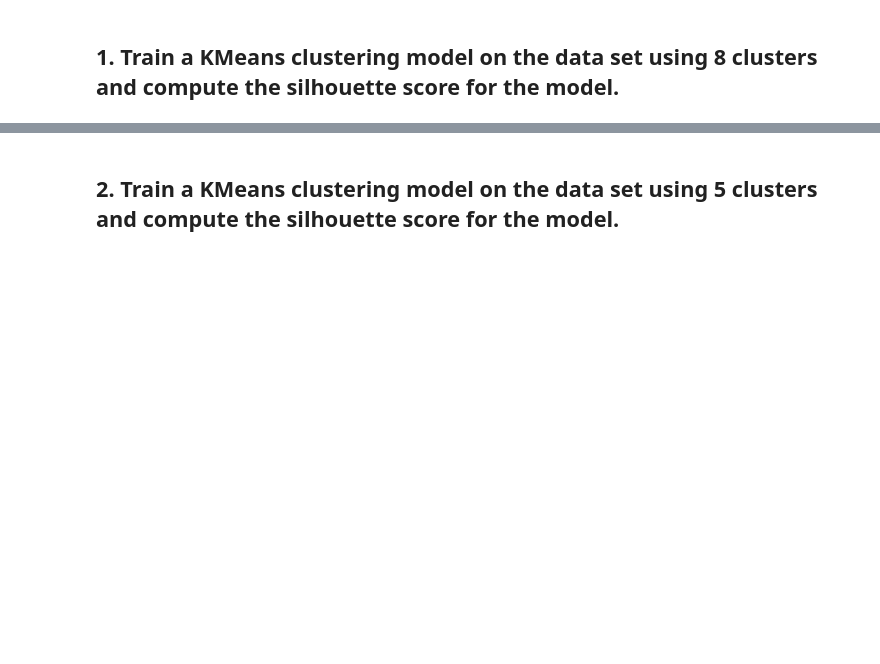
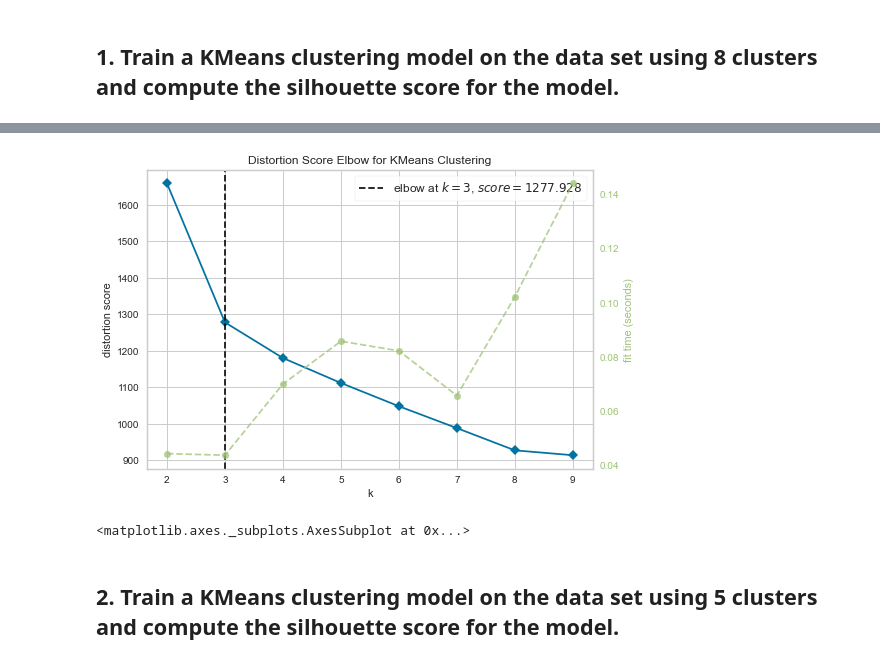
Before and after one commit to ta-data-lis/lab-learning-evaluation, a Jupyter notebook: your-code/main.ipynb, the cells around one changed output, grey strips where cells are left out. Drawn from its saved outputs; the diff is of its cells as text; code cells hidden in the pictures; blank space fills up the shorter version.

```diff
--- a/your-code/main.ipynb
+++ b/your-code/main.ipynb
@@ -17,0 +150,4 @@ y = pd.Series(data["target"])
+# %%
+from sklearn.metrics import silhouette_score
+pred = kmeans.fit_predict(wine_data)
+centers = kmeans.cluster_centers_
@@ -18,2 +156,10 @@ y = pd.Series(data["target"])
+# %%
+model = kmeans
+visualizer = KElbowVisualizer(model, k=(2,10)) #Evaluation of the usupervised learinng - Read.
+visualizer.fit(wine_data)        # Fit the data to the visualizer
+visualizer.show()        # Finalize and render the figure
+# %% [output]
+[figure, added]
+<matplotlib.axes._subplots.AxesSubplot at 0x...>
 # %% [markdown]
 ## 2. Train a KMeans clustering model on the data set using 5 clusters and compute the silhouette score for the model.
```
Also changed, not shown: parts of 23 cells of this notebook.
